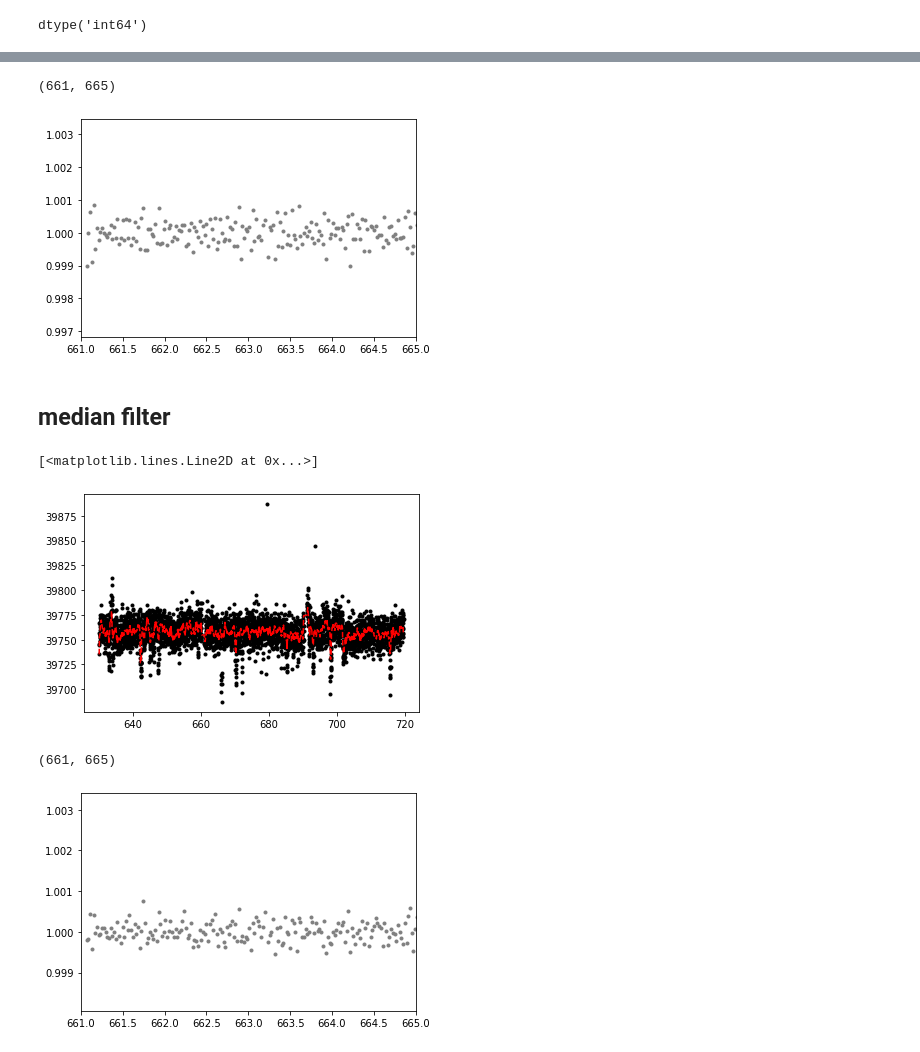
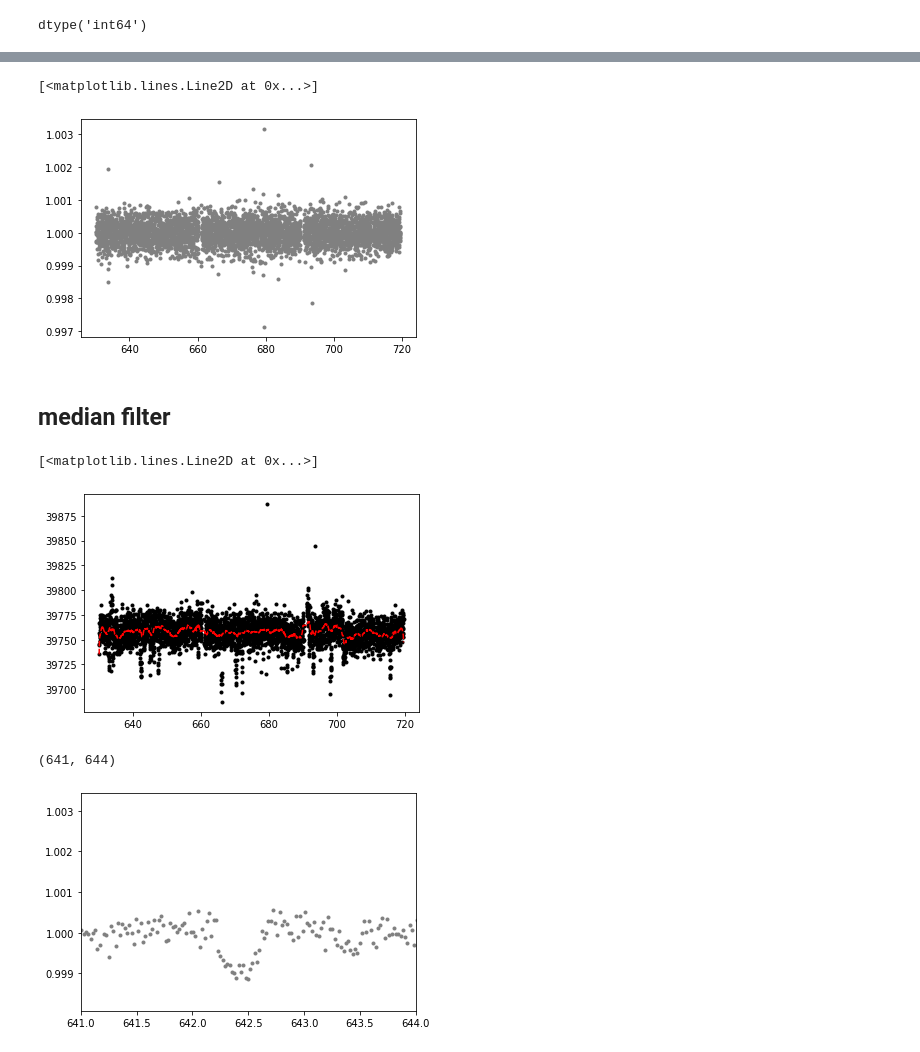
Before and after one commit to yb373/PH30116-report, a Jupyter notebook: Light curve fitting experiments.ipynb, the cells around one changed output, grey strips where cells are left out. Drawn from its saved outputs; the diff is of its cells as text; code cells hidden in the pictures.

```diff
--- a/Light curve fitting experiments.ipynb
+++ b/Light curve fitting experiments.ipynb
@@ -179,22 +180,22 @@ pylab.xlim(660,670)
 # %%
 #plot normalised dataset
 pylab.plot(t, f/newfl(t), ls='None', marker='.', c='grey', label='Data')
-pylab.xlim(661,665)
+#pylab.xlim(661,665)
 # %% [output]
-(661, 665)
+[<matplotlib.lines.Line2D at 0x...>]
-[figure, old version]
+[figure, new version]
 # %% [markdown]
 ## median filter
 # %%
-testfil = medfilt(f, kernel_size=21) ##kernel_size is the size of the window over which the median is calculated
+testfil = medfilt(f, kernel_size=75) ##kernel_size is the size of the window over which the median is calculated
 pylab.plot(t, f, c='k', ls='None', marker='.', label='Data')
 pylab.plot(t, testfil, ls='--', c='r', label='Median Filter')
 # %% [output]
 [<matplotlib.lines.Line2D at 0x...>]
-[figure, old version]
+[figure, new version]
 # %%
 pylab.plot(t, f/testfil, ls='None', marker='.', c='grey', label='Data')
-pylab.xlim(661,665)
+pylab.xlim(641,644)
 # %% [output]
-(661, 665)
+(641, 644)
-[figure, old version]
+[figure, new version]
```
Also changed, not shown: parts of 14 cells of this notebook, 9 other files.
